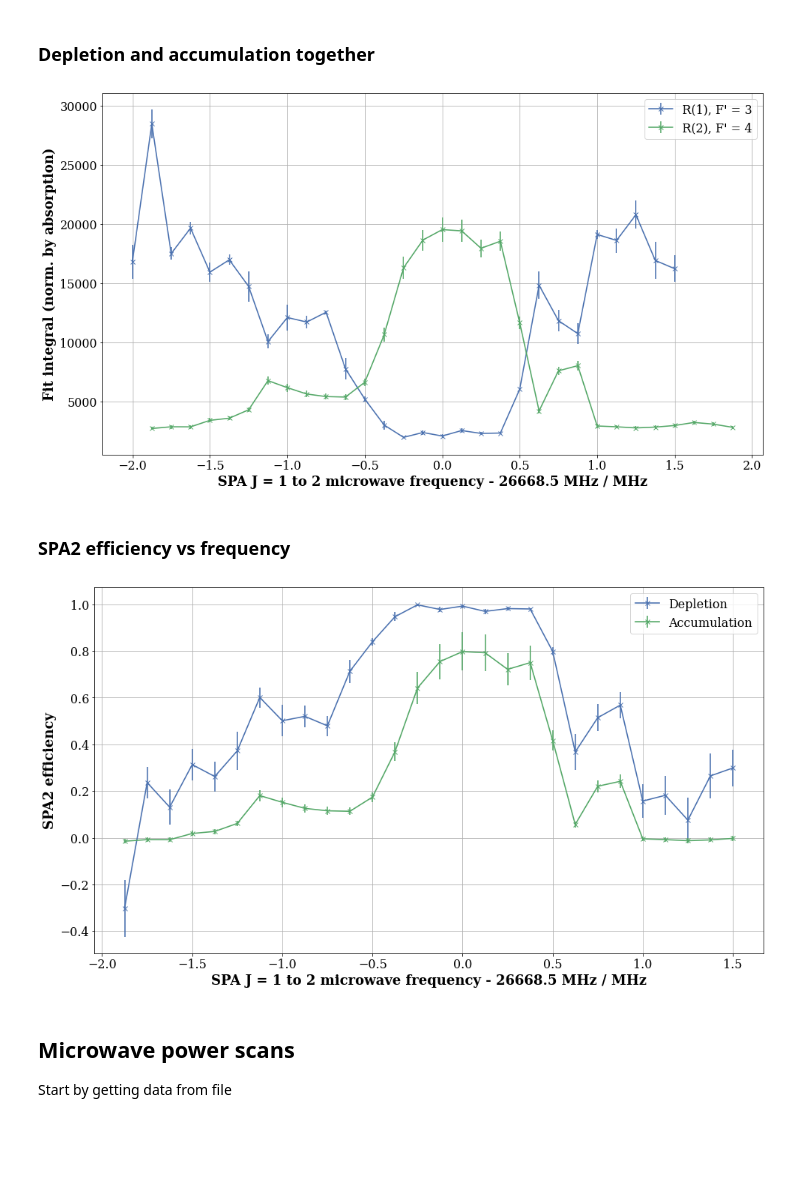
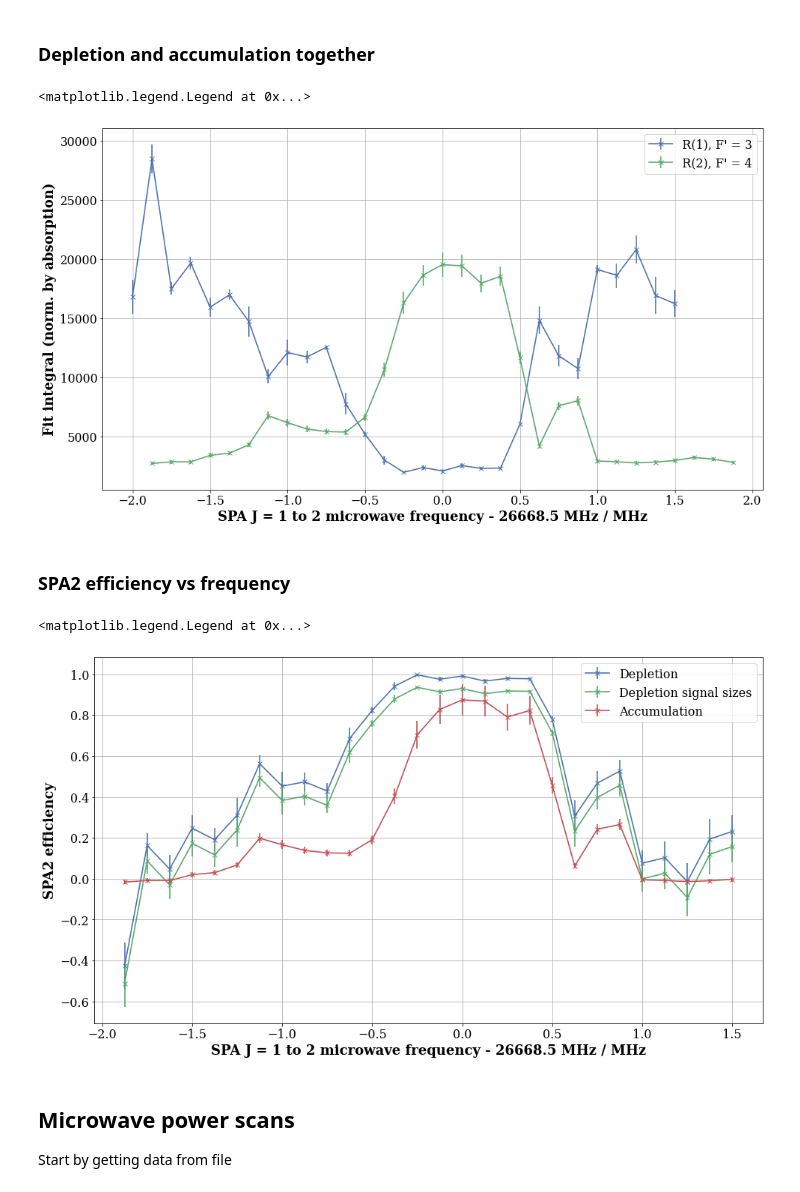
Before and after one commit to otimgren/centrex-data-analysis, a Jupyter notebook: SPA/J = 1 to 2 parameter scans - plots.ipynb, the cells around one changed output. Drawn from its saved outputs; the diff is of its cells as text; code cells hidden in the pictures; blank space fills up the shorter version.

```diff
--- a/SPA/J = 1 to 2 parameter scans - plots.ipynb
+++ b/SPA/J = 1 to 2 parameter scans - plots.ipynb
@@ -43,7 +43,10 @@ SAVE_DIR = "./saved_figs/J12/"
 ## Frequency scans
 Start by getting data from file
 # %%
-fname = ('G:\My Drive\CeNTREX Oskari\State preparation\SPA\Data analysis\Analyzed Data'
+# fname = ('G:\My Drive\CeNTREX Oskari\State preparation\SPA\Data analysis\Analyzed Data'
+#          '\SPA_test_11_9_2021_analyzed.hdf')
+
+fname = ('D:\Google Drive\CeNTREX Oskari\State preparation\SPA\Data analysis\Analyzed Data'
          '\SPA_test_11_9_2021_analyzed.hdf')
 
 # Data for SPA1
@@ -110,8 +115,9 @@ ax.errorbar(df_freq_R2F4.SPAJ12Frequency/1e6*2 - 26668.5, df_freq_R2F4.Integrate
 ax.set_xlabel("SPA J = 1 to 2 microwave frequency - 26668.5 MHz / MHz")
 ax.set_ylabel("Fit integral (norm. by absorption)")
 ax.legend()
-fig.savefig(SAVE_DIR+"sig_size_J12_accum_depl.pdf")
+# fig.savefig(SAVE_DIR+"sig_size_J12_accum_depl.pdf")
 # %% [output]
+<matplotlib.legend.Legend at 0x...>
 [figure]
 # %% [markdown]
 ### SPA2 efficiency vs frequency
@@ -137,7 +143,10 @@ S_1_OFF = ufloat(np.mean(df_freq_R1F3_SPA1[:1].IntegratedFluorescence),
 
 # SPA2
 Σ_1_ON = unp.uarray(df_freq_R1F3.IntegratedFluorescence_ON[1:],df_freq_R1F3.IntegratedFluorescence_ON_err[1:])
-Σ_1_OFF = unp.uarray(df_freq_R1F3.IntegratedFluorescence_OFF[1:],df_freq_R1F3.IntegratedFluorescence_OFF_err[1:])
+# Σ_1_OFF = unp.uarray(df_freq_R1F3.IntegratedFluorescence_OFF[1:],df_freq_R1F3.IntegratedFluorescence_OFF_err[1:])
+Σ_1_OFF = ufloat(np.mean(df_freq_R1F3[:].IntegratedFluorescence_OFF),
+                 sem(df_freq_R1F3[:].IntegratedFluorescence_OFF_err))
+# Σ_1_OFF = S_1_ON
 Σ_2_ON = unp.uarray(df_freq_R2F4.IntegratedFluorescence[:28],df_freq_R2F4.IntegratedFluorescence_err[:28])
 Σ_2_OFF = ufloat(np.mean(df_freq_R2F4[-4:].IntegratedFluorescence),
                  np.sqrt(np.sum(df_freq_R2F4[-4:].IntegratedFluorescence_err**2))/2)
@@ -151,10 +160,15 @@ n_gamma_2 = 2.13
 e01_dep = (1 - S_0_ON/S_0_OFF)/(1 - 3*n_gamma_0*S_1_OFF/(5*n_gamma_1*S_0_OFF))
 
 # Calculate efficiency based on accumulation for SPA1
+# S_1_ON = Σ_1_OFF
 e01_acc = 5/3 * (S_1_ON/S_1_OFF-1)/(5*n_gamma_1*S_0_OFF/(3*n_gamma_0*S_1_OFF) - 1)
 
 # Calculate efficiency based on depletion for SPA2
-e01 = e01_dep
+e01 = e01_acc
+# e01 = e01_dep
+# e01 = 0.75
+
+
 e12_dep = (
     7*n_gamma_2
        *(5*e01*n_gamma_1*S_0_OFF + 5*n_gamma_0*S_1_OFF - 3*e01*n_gamma_0*S_1_OFF - 5*n_gamma_0*Σ_1_ON)
@@ -162,25 +176,37 @@ e12_dep = (
        - 15*n_gamma_0*n_gamma_1*Σ_2_OFF)
 )
 
+e12_dep_alt = (7*n_gamma_0*n_gamma_2*(3*e01-5)*(Σ_1_OFF - Σ_1_ON)
+               / (7*n_gamma_2*(-2*e01*n_gamma_1*S_0_OFF + 3*(-1+e01)*n_gamma_0*Σ_1_OFF) + 3*(5-3*e01)*n_gamma_0*n_gamma_1*Σ_2_OFF))
+
 e12_acc = (
     35*n_gamma_0*n_gamma_1*(Σ_2_ON - Σ_2_OFF)
     /(7*n_gamma_2
       *(5*e01*n_gamma_1*S_0_OFF + 3*(1-e01)*n_gamma_0*S_1_OFF) - 15*n_gamma_0*n_gamma_1*Σ_2_OFF)
 )
+
+e12_dep_signal_sizes_acc = (35*n_gamma_2*(Σ_1_ON - Σ_1_OFF)/(7*n_gamma_2*(2*S_1_OFF - 5*Σ_1_OFF) + 15*n_gamma_1*Σ_2_OFF))
 # %%
 fig, ax = plt.subplots(figsize = (16,9))
 ax.set_xlabel("SPA J = 1 to 2 microwave frequency - 26668.5 MHz / MHz")
 ax.set_ylabel("SPA2 efficiency")
 ax.errorbar(df_freq_R1F3.SPAJ12Frequency[1:]/1e6*2 - 26668.5, unp.nominal_values(e12_dep),
             yerr = unp.std_devs(e12_dep), label = 'Depletion', marker = 'x')
 
+# ax.errorbar(df_freq_R1F3.SPAJ12Frequency[1:]/1e6*2 - 26668.5, unp.nominal_values(e12_dep_alt),
+#             yerr = unp.std_devs(e12_dep), label = 'Depletion alt', marker = 'x')
+
+ax.errorbar(df_freq_R1F3.SPAJ12Frequency[1:]/1e6*2 - 26668.5, unp.nominal_values(e12_dep_alt),
+            yerr = unp.std_devs(e12_dep), label = 'Depletion signal sizes', marker = 'x')
+
 ax.errorbar(df_freq_R1F3.SPAJ12Frequency[1:]/1e6*2 - 26668.5, unp.nominal_values(e12_acc),
             yerr = unp.std_devs(e12_acc), label = 'Accumulation', marker = 'x')
 
 ax.legend()
-fig.savefig(SAVE_DIR+"J12_eff_vs_freq.pdf")
+# fig.savefig(SAVE_DIR+"J12_eff_vs_freq.pdf")
 # %% [output]
+<matplotlib.legend.Legend at 0x...>
-[figure, old version]
+[figure, new version]
 # %% [markdown]
 ## Microwave power scans
 Start by getting data from file
```
Also changed, not shown: parts of 4 cells of this notebook, 5 other files.
